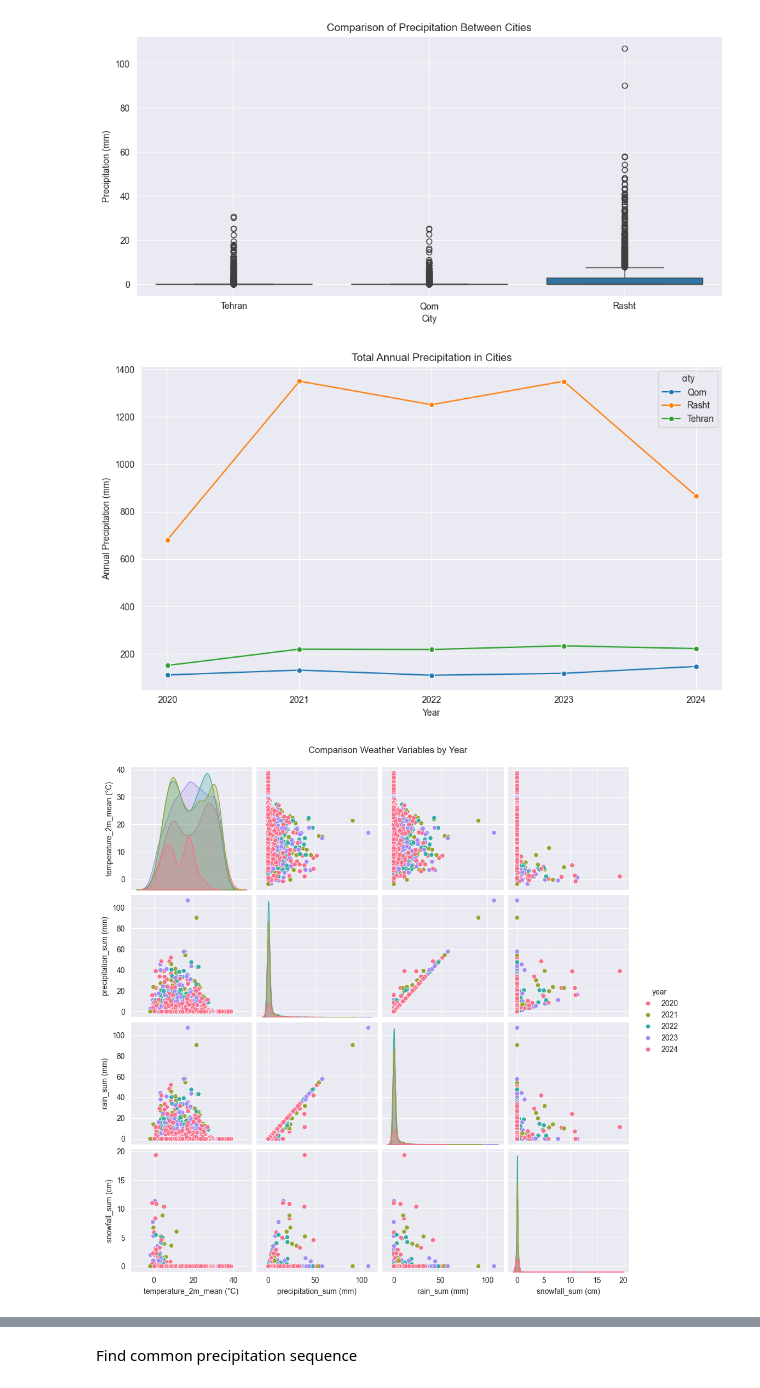
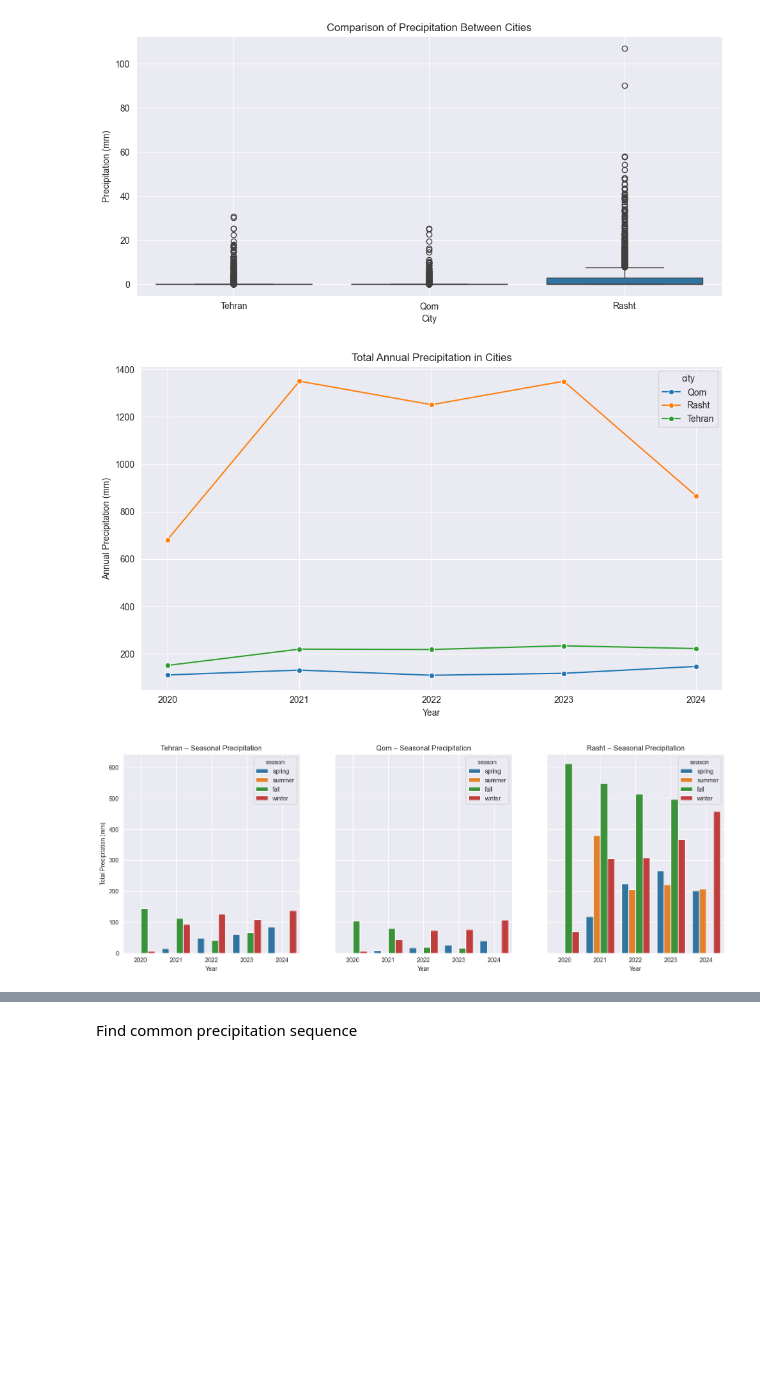
Before and after one commit to mohamad-hk/multi-city-weather-analyzer, a Jupyter notebook: sample.ipynb, the cells around one changed output, grey strips where cells are left out. Saved outputs shown, nothing was run; the diff lists cells and outputs as text; code cells hidden in the pictures; blank space fills up the shorter version.

```diff
--- a/sample.ipynb
+++ b/sample.ipynb
@@ -137,17 +131,17 @@ df_norm["precip_norm"] = (
 Data Distribution
 # %%
 cities = main_df["city"].unique()
-column = "temperature_2m_max (°C)"
 
 plt.figure(figsize=(12, 6))
 for city in cities:
-    city_data = main_df[main_df["city"] == city][column]
-    plt.hist(city_data, bins=30, alpha=0.5, label=city)
+    city_data = main_df[main_df["city"] == city]["precipitation_sum (mm)"].dropna()
+    plt.hist(city_data, bins=50, alpha=0.5, label=city)
 
-plt.title(f"Comparison of {column} Distribution Across Cities")
-plt.xlabel(column)
-plt.ylabel("Number of Observations")
+plt.title("Comparison of Precipitation Distribution Across Cities")
+plt.xlabel("Precipitation (mm)")
+plt.ylabel("Number of Days")
 plt.legend()
 plt.grid(True)
 plt.show()
+#با استفاده از نمودار هیستوگرام می توان استنباط کرد که چون میزان بارش در شهر رشت زیاد بوده و دو شهر دیگه تقریبا بارش نزدیک به صفر داشتند برای ارزیابی بهتر باید از MinMax scaler استفاده می کنیم
 # %% [output]
@@ -304,60 +313,45 @@ plt.tight_layout()
 plt.show()
 
 
-
-
-# همان طور که قبلا هم  استنباط شده بود، در روزهایی با دمای بالاتر، به‌طور معمول بارش کمتری رخ داده و بالعکس.
-# در نمودار scatter میان precipitation_sum و rain_sum، یک همبستگی قوی مشاهده شده است و نشان دهنده این است که بخش عمده‌ای از بارش‌ها در طول سال‌های 2020 تا 2024 به ‌صورت باران بوده‌اند و سهم برف از بارش کلی کم بوده است.مقدار بارش برف  در بیشتر روزها برابر با صفر بوده این امر بیانگر آن است که بارش برف ‌ب یک پدیده نادر است یا در فصول سرد سال بوده است.داده های پرت هم که در بعضی نمودار ها وجود دارد ممکن است رویدادهای بارشی غیر معمول در برخی روزها بوده باشد
-
-
-sns.pairplot(main_df[numeric_cols + ["year"]], hue="year", palette="husl", plot_kws={"alpha": 1})
-plt.suptitle("Comparison Weather Variables by Year", y=1.02)
-plt.show()
-
-
-
-
 # این نمودار نشان می‌دهد که شهر رشت در تمام سال‌ها و فصل‌ها، به‌ویژه در پاییز و زمستان، بارش بسیار بیشتری نسبت به تهران و قم دارد. بارش در تهران نسبتاً متعادل‌تر است و در زمستان افزایش تدریجی دیده می‌شود. قم کم‌باران‌ترین شهر است و عمده بارش آن در پاییز و زمستان رخ می‌دهد.
 #
-
 
 season_order = ["spring", "summer", "fall", "winter"]
 cities = ["Tehran", "Qom", "Rasht"]
 
 fig, axes = plt.subplots(1, 3, figsize=(18, 6), sharey=True)
 
-for i, city in enumerate(cities):
+index = 0
+for city in cities:
     city_data = main_df[main_df["city"] == city]
 
     seasonal = (
         city_data
         .groupby(["year", "season"])["precipitation_sum (mm)"]
         .sum()
         .reset_index()
     )
 
     sns.barplot(
         data=seasonal,
         x="year",
         y="precipitation_sum (mm)",
         hue="season",
         hue_order=season_order,
-        ax=axes[i]
+        ax=axes[index]
     )
 
-    axes[i].set_title(f"{city} – Seasonal Precipitation")
-    axes[i].set_xlabel("Year")
-    if i == 0:
-        axes[i].set_ylabel("Total Precipitation (mm)")
+    axes[index].set_title(f"{city} – Seasonal Precipitation")
+    axes[index].set_xlabel("Year")
+    if index == 0:
+        axes[index].set_ylabel("Total Precipitation (mm)")
     else:
-        axes[i].set_ylabel("")
-    axes[i].grid(True)
+        axes[index].set_ylabel("")
+    axes[index].grid(True)
 
-handles, labels = axes[0].get_legend_handles_labels()
+    index += 1
 
-plt.suptitle("Seasonal Precipitation (2020–2024) in Three Cities", y=1.05)
-plt.tight_layout(rect=[0, 0, 0.9, 1])
 plt.show()
 # %% [output]
 [figure]
-[figure, old version]
+[figure, new version]
```
Also changed, not shown: parts of 16 cells of this notebook.
